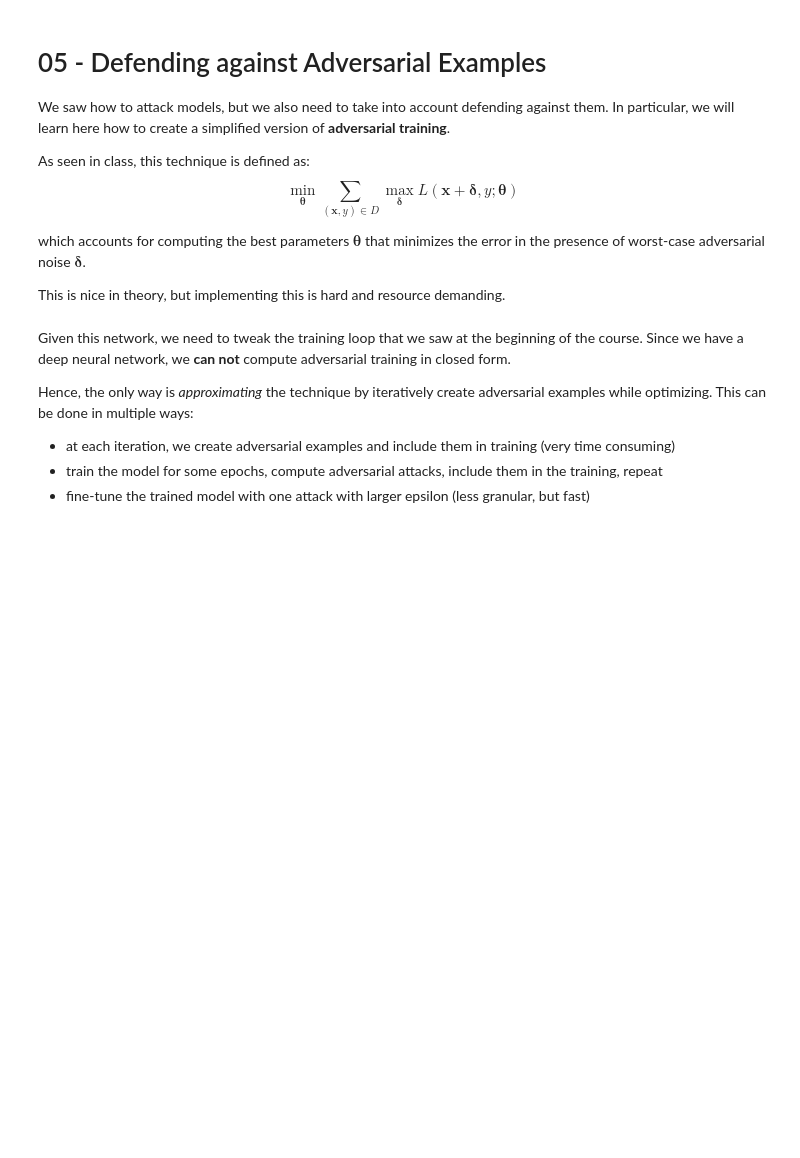
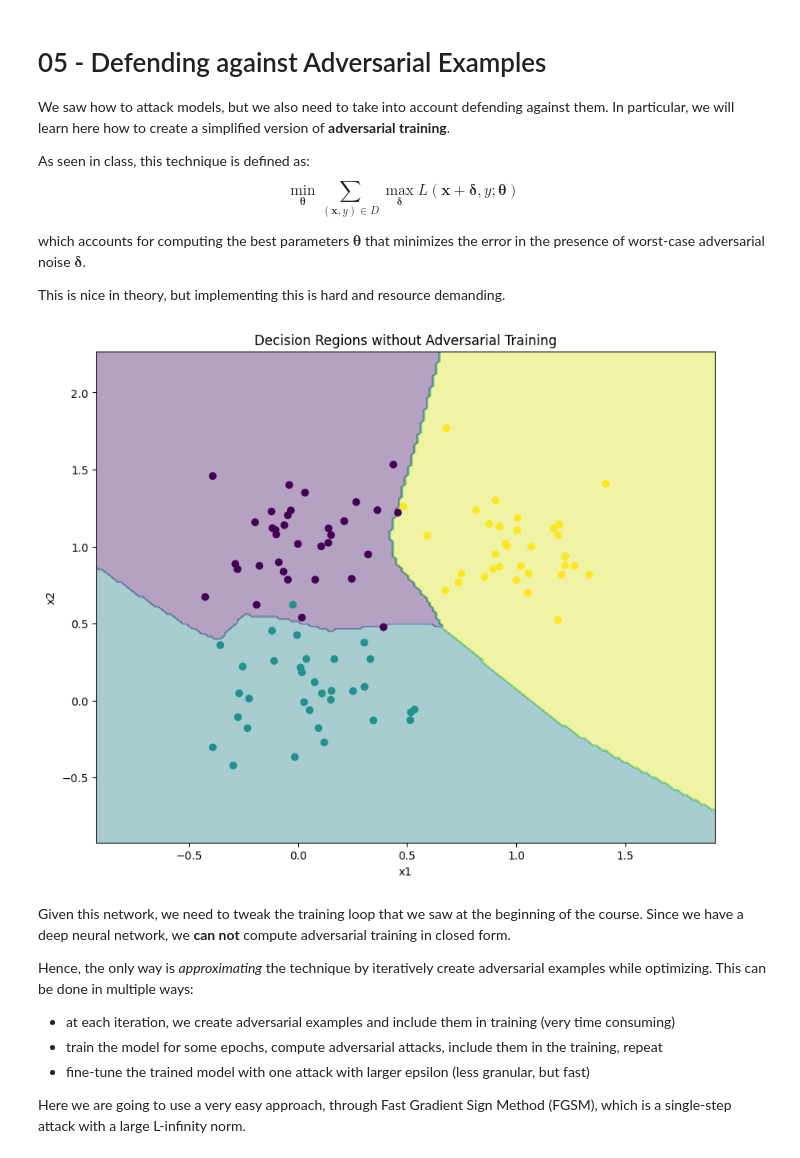
Before and after one commit to zangobot/teaching_material, a Jupyter notebook: 05 - Defenses.ipynb, the cells around one changed output. Cells and saved outputs as stored; diff of their text form; code cells hidden in the pictures; blank space fills up the shorter version.

```diff
--- a/05 - Defenses.ipynb
+++ b/05 - Defenses.ipynb
@@ -19,6 +19,17 @@ except ImportError:
     print("Installing the dependancies")
     %pip install git+https://github.com/pralab/secml-torch
 # %%
+import torch
+import numpy as np
+import random
+
+seed = 999
+torch.manual_seed(seed)
+torch.cuda.manual_seed(seed)
+torch.cuda.manual_seed_all(seed)
+np.random.seed(seed)
+random.seed(seed)
+
 from secmlt.models.pytorch.base_pytorch_nn import BasePytorchClassifier
 from secmlt.models.pytorch.base_pytorch_trainer import BasePyTorchTrainer
 from secmlt.metrics.classification import Accuracy
@@ -77,14 +88,14 @@ X_train, y_train = make_blobs(n_samples=500,
                   centers=centers,
                   n_features=2,
                   cluster_std=cluster_std,
-                  random_state=999)
+                  random_state=seed)
 X_train = torch.tensor(X_train, dtype=torch.float32)
 y_train = torch.tensor(y_train, dtype=torch.long)
 X_test, y_test = make_blobs(n_samples=100,
                   centers=centers,
                   n_features=2,
                   cluster_std=cluster_std,
-                  random_state=999)
+                  random_state=seed)
 X_test = torch.tensor(X_test, dtype=torch.float32)
 y_test = torch.tensor(y_test, dtype=torch.long)
 
@@ -95,8 +106,8 @@ ts_dataloader = DataLoader(TensorDataset(X_test, y_test), batch_size=5, shuffle=
 class Net(torch.nn.Module):
     def __init__(self):
         super(Net, self).__init__()
-        self.fc1 = torch.nn.Linear(2, 16)
-        self.fc2 = torch.nn.Linear(16, 16)
+        self.fc1 = torch.nn.Linear(2, 32)
+        self.fc2 = torch.nn.Linear(32, 16)
         self.fc3 = torch.nn.Linear(16, 3)
         self.relu = torch.nn.ReLU()
 
@@ -105,6 +116,21 @@ class Net(torch.nn.Module):
         x = self.relu(self.fc2(x))
         x = self.fc3(x)
         return x
+# %%
+epochs = 1000
+lr = 1e-3
+
+net2 = Net()
+criterion = torch.nn.CrossEntropyLoss()
+optimizer = torch.optim.Adam(net2.parameters(), lr=lr)
+
+trainer = BasePyTorchTrainer(optimizer=optimizer, loss=criterion, epochs=epochs)
+secmlt_model = BasePytorchClassifier(net2, trainer=trainer)
+secmlt_model.train(tr_dataloader)
+
+plot_decision_regions(secmlt_model.model, X_test, y_test, title="Decision Regions without Adversarial Training")
+# %% [output]
+[figure, added]
 # %% [markdown]
 Given this network, we need to tweak the training loop that we saw at the beginning of the course.
 Since we have a deep neural network, we **can not** compute adversarial training in closed form.
@@ -115,4 +141,6 @@ This can be done in multiple ways:
 * at each iteration, we create adversarial examples and include them in training (very time consuming)
 * train the model for some epochs, compute adversarial attacks, include them in the training, repeat
 * fine-tune the trained model with one attack with larger epsilon (less granular, but fast)
+
+Here we are going to use a very easy approach, through Fast Gradient Sign Method (FGSM), which is a single-step attack with a large L-infinity norm.
 # %%
```
Also changed, not shown: parts of 7 cells of this notebook, 1 other file.
